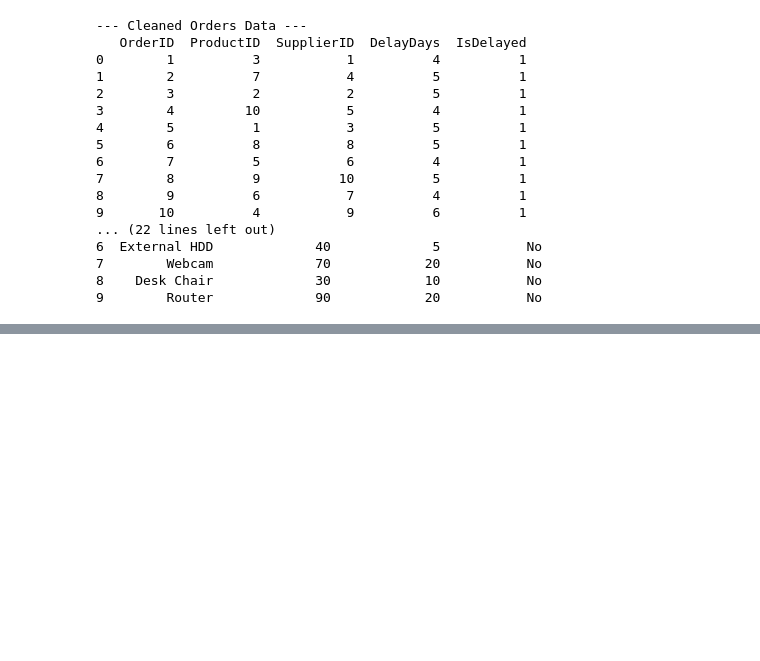
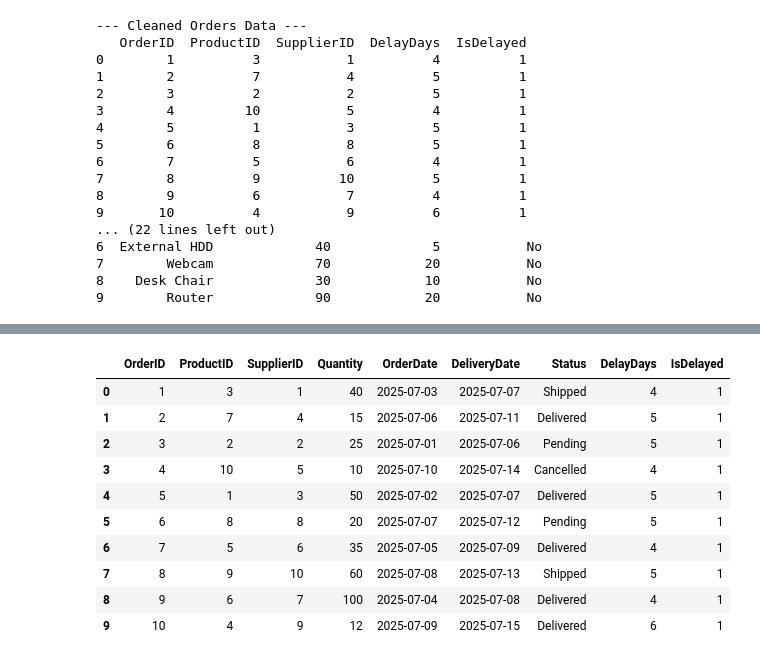
Before and after one commit to Rajpriyavondillin/Data-Science-Training, a Jupyter notebook: CapStone_Projects/Supply_Chain_ Monitoring_and_Optimization_Platform/WEEK_2/Deliverables/Python_Script.ipynb, the cells around one changed output, grey strips where cells are left out. Cells and saved outputs as stored; diff of their text form; code cells hidden in the pictures; blank space fills up the shorter version.

```diff
--- a/CapStone_Projects/Supply_Chain_ Monitoring_and_Optimization_Platform/WEEK_2/Deliverables/Python_Script.ipynb
+++ b/CapStone_Projects/Supply_Chain_ Monitoring_and_Optimization_Platform/WEEK_2/Deliverables/Python_Script.ipynb
@@ -259,3 +259,23 @@ files.download("cleaned_suppliers.csv")
 [interactive output not drawn]
 [interactive output not drawn]
 [interactive output not drawn]
+# %%
+# Read and display the saved CSV
+df1 = pd.read_csv("cleaned_orders.csv")
+df2 = pd.read_csv("cleaned_inventory.csv")
+df3 = pd.read_csv("cleaned_suppliers.csv")
+
+
+display(df1)
+# %% [output]
+|  | OrderID | ProductID | SupplierID | Quantity | OrderDate | DeliveryDate | Status | DelayDays | IsDelayed |
+| 0 | 1 | 3 | 1 | 40 | 2025-07-03 | 2025-07-07 | Shipped | 4 | 1 |
+| 1 | 2 | 7 | 4 | 15 | 2025-07-06 | 2025-07-11 | Delivered | 5 | 1 |
+| 2 | 3 | 2 | 2 | 25 | 2025-07-01 | 2025-07-06 | Pending | 5 | 1 |
+| 3 | 4 | 10 | 5 | 10 | 2025-07-10 | 2025-07-14 | Cancelled | 4 | 1 |
+| 4 | 5 | 1 | 3 | 50 | 2025-07-02 | 2025-07-07 | Delivered | 5 | 1 |
+| 5 | 6 | 8 | 8 | 20 | 2025-07-07 | 2025-07-12 | Pending | 5 | 1 |
+| 6 | 7 | 5 | 6 | 35 | 2025-07-05 | 2025-07-09 | Delivered | 4 | 1 |
+| 7 | 8 | 9 | 10 | 60 | 2025-07-08 | 2025-07-13 | Shipped | 5 | 1 |
+| 8 | 9 | 6 | 7 | 100 | 2025-07-04 | 2025-07-08 | Delivered | 4 | 1 |
+| 9 | 10 | 4 | 9 | 12 | 2025-07-09 | 2025-07-15 | Delivered | 6 | 1 |
```
Also changed, not shown: parts of 2 cells of this notebook.
